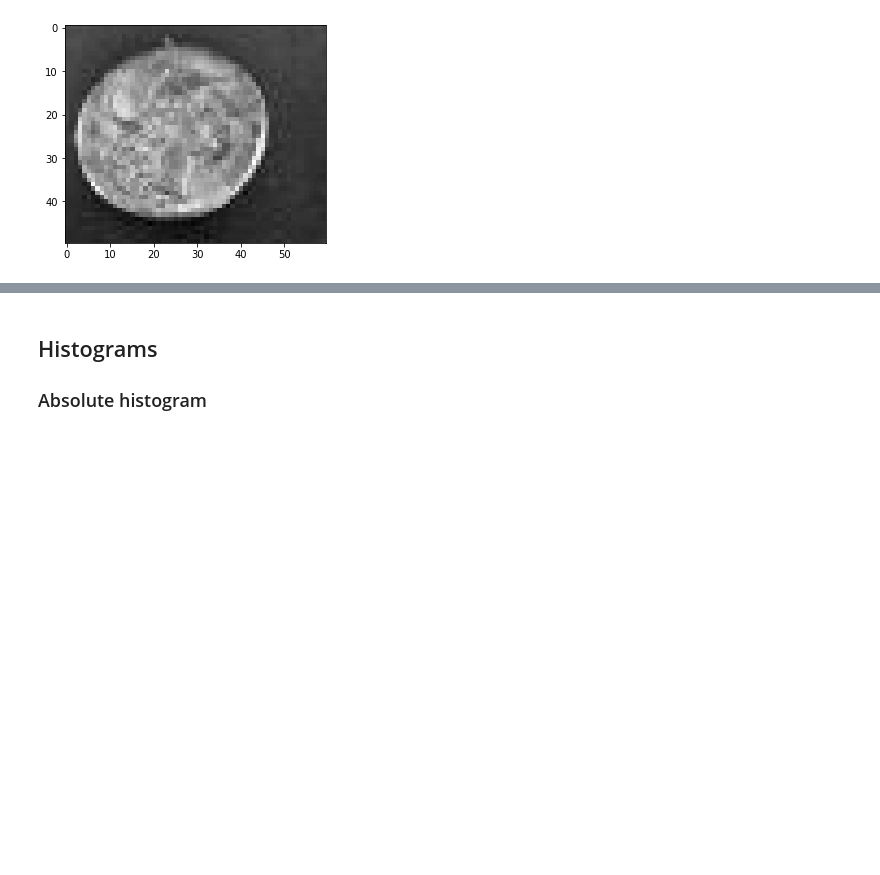
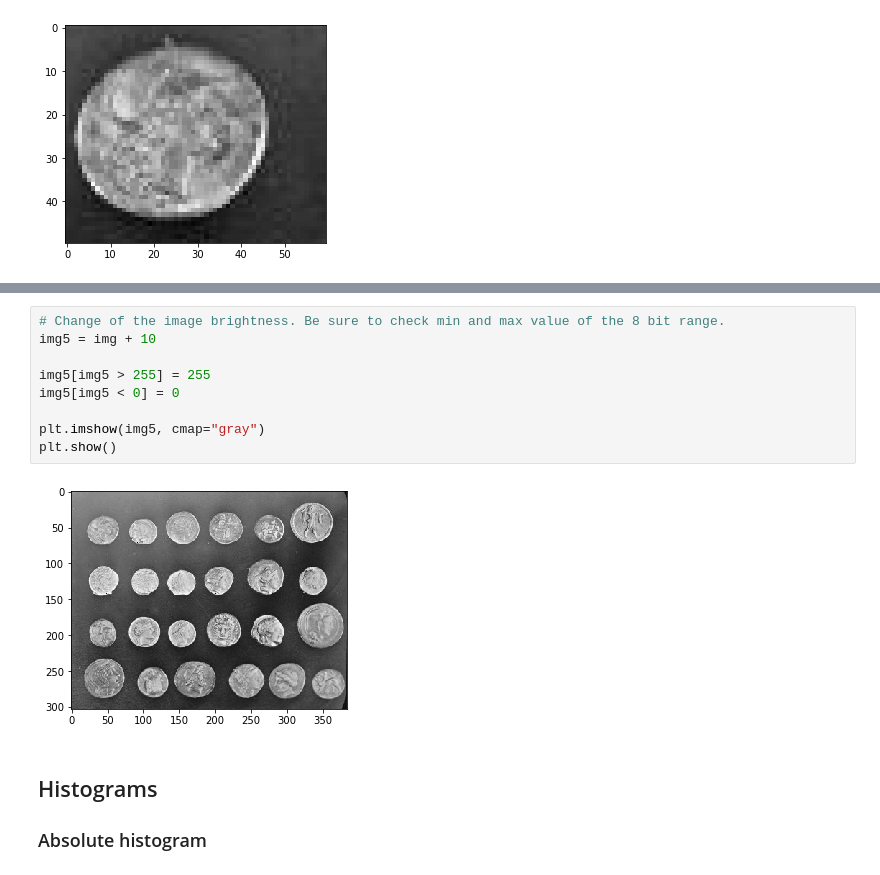
Before and after one commit to neduchal/USVP, a Jupyter notebook: cviceni/cv01.ipynb, the cells around one changed output, grey strips where cells are left out. Saved outputs shown, nothing was run; the diff lists cells and outputs as text; blank space fills up the shorter version.

```diff
--- a/cviceni/cv01.ipynb
+++ b/cviceni/cv01.ipynb
@@ -83,3 +124,14 @@ plt.show()
+# %%
+# Change of the image brightness. Be sure to check min and max value of the 8 bit range.
+img5 = img + 10
+
+img5[img5 > 255] = 255
+img5[img5 < 0] = 0
+
+plt.imshow(img5, cmap="gray")
+plt.show()
+# %% [output]
+[figure, added]
 # %% [markdown]
 ## Histograms
 
```
Also changed, not shown: parts of 8 cells of this notebook.
